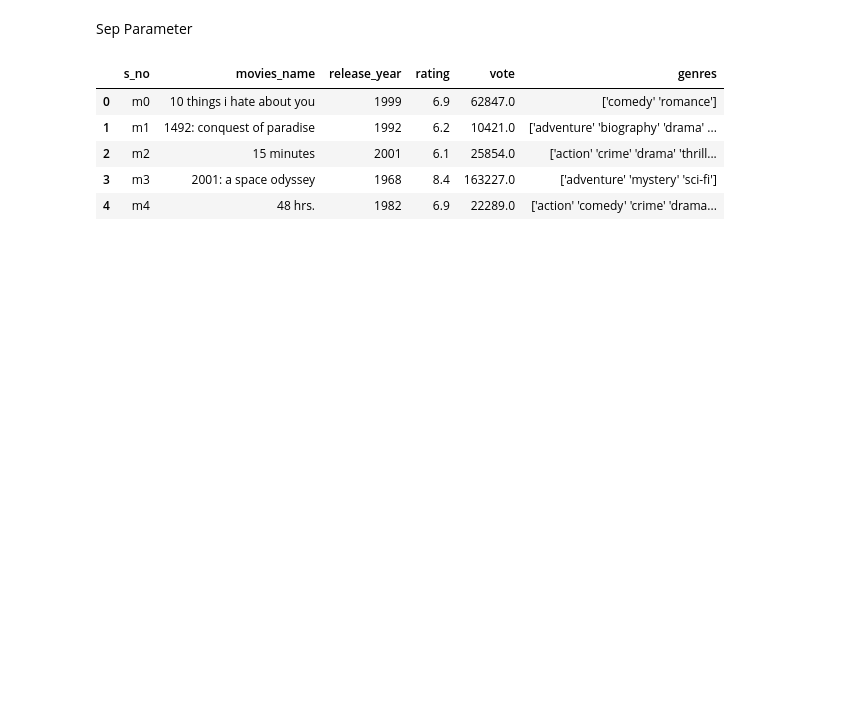
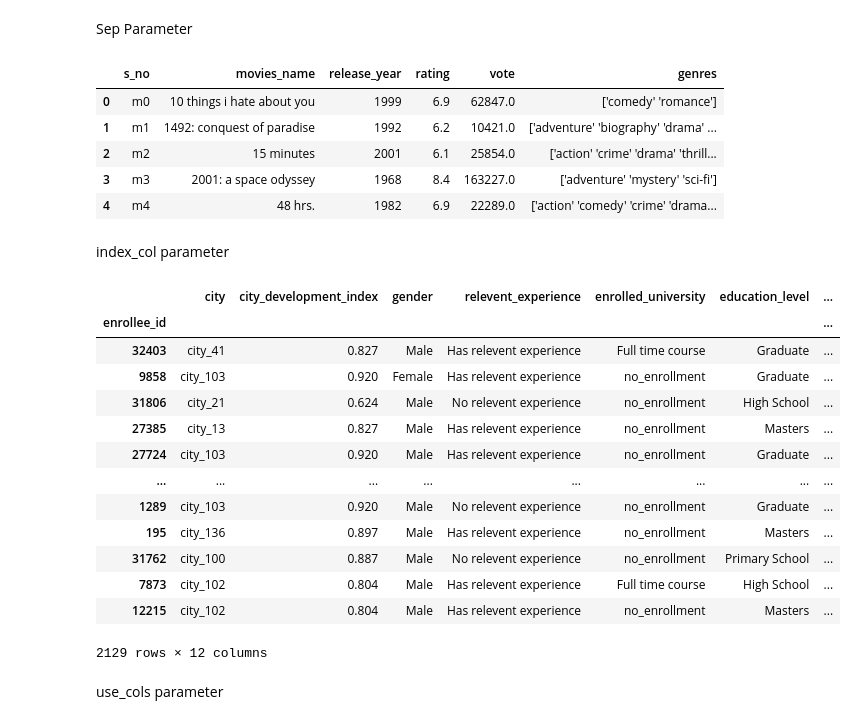
Before and after one commit to piyush-sm-08/ML_journey, a Jupyter notebook: Notebooks/Data_Gathering/load_csv.ipynb, the cells around one changed output. Cells and saved outputs as stored; diff of their text form; code cells hidden in the pictures; blank space fills up the shorter version.

```diff
--- a/Notebooks/Data_Gathering/load_csv.ipynb
+++ b/Notebooks/Data_Gathering/load_csv.ipynb
@@ -43,3 +43,24 @@ df.head()
 | 2 | m2 | 15 minutes | 2001 | 6.1 | 25854.0 | ['action' 'crime' 'drama' 'thrill... |
 | 3 | m3 | 2001: a space odyssey | 1968 | 8.4 | 163227.0 | ['adventure' 'mystery' 'sci-fi'] |
 | 4 | m4 | 48 hrs. | 1982 | 6.9 | 22289.0 | ['action' 'comedy' 'crime' 'drama... |
+# %% [markdown]
+index_col parameter
+# %%
+pd.read_csv('csv_file/aug_test.csv',index_col='enrollee_id')
+# %% [output]
+|  | city | city_development_index | gender | relevent_experience | enrolled_university | education_level | ... |
+| enrollee_id |  |  |  |  |  |  | ... |
+| 32403 | city_41 | 0.827 | Male | Has relevent experience | Full time course | Graduate | ... |
+| 9858 | city_103 | 0.920 | Female | Has relevent experience | no_enrollment | Graduate | ... |
+| 31806 | city_21 | 0.624 | Male | No relevent experience | no_enrollment | High School | ... |
+| 27385 | city_13 | 0.827 | Male | Has relevent experience | no_enrollment | Masters | ... |
+| 27724 | city_103 | 0.920 | Male | Has relevent experience | no_enrollment | Graduate | ... |
+| ... | ... | ... | ... | ... | ... | ... | ... |
+| 1289 | city_103 | 0.920 | Male | No relevent experience | no_enrollment | Graduate | ... |
+| 195 | city_136 | 0.897 | Male | Has relevent experience | no_enrollment | Masters | ... |
+| 31762 | city_100 | 0.887 | Male | No relevent experience | no_enrollment | Primary School | ... |
+| 7873 | city_102 | 0.804 | Male | Has relevent experience | Full time course | High School | ... |
+| 12215 | city_102 | 0.804 | Male | Has relevent experience | no_enrollment | Masters | ... |
+2129 rows × 12 columns
+# %% [markdown]
+use_cols parameter
```
Also changed, not shown: parts of 22 cells of this notebook, 2 other files.
